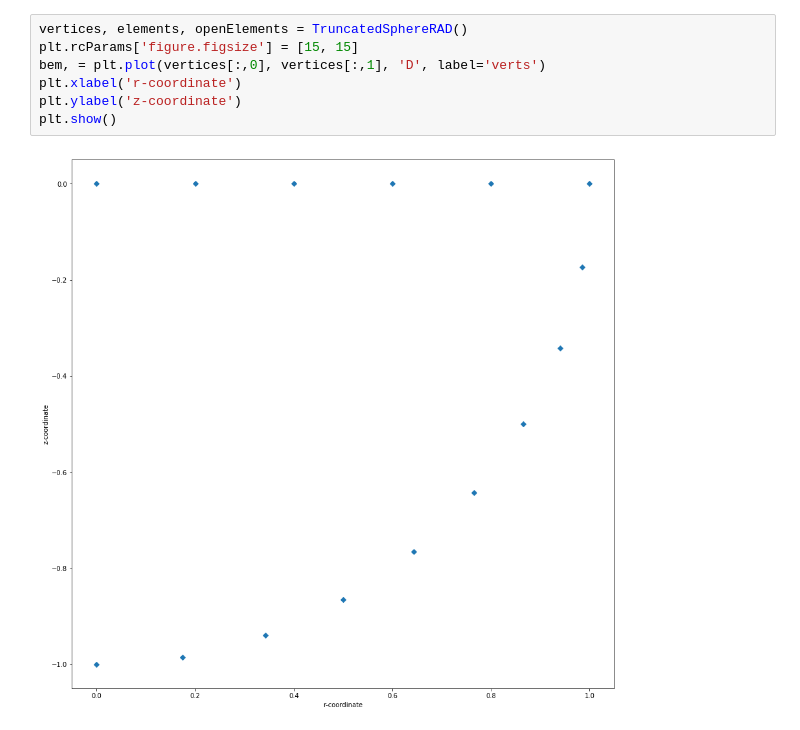
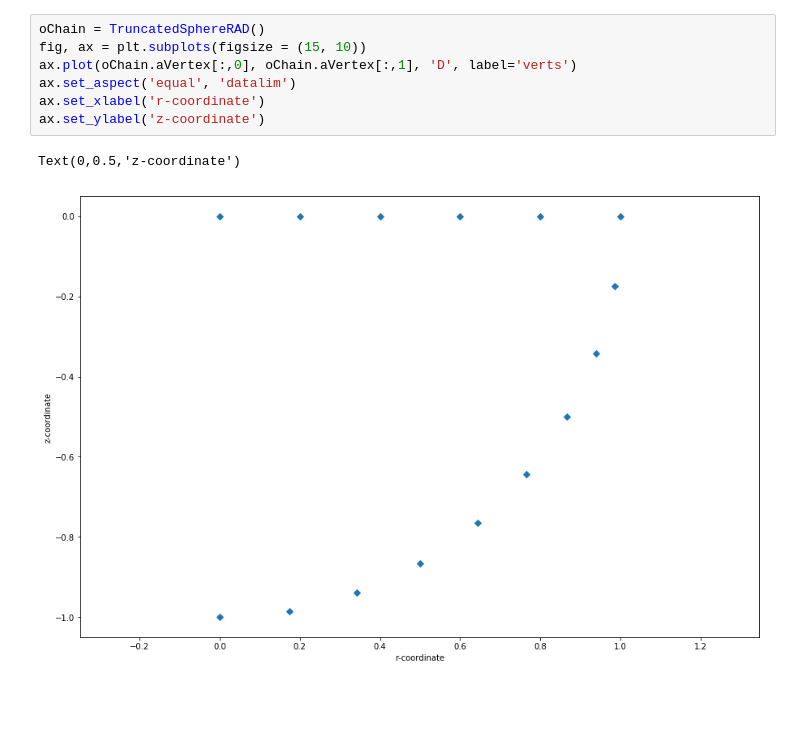
Before and after one commit to siqinniuniu/AcousticBEM, a Jupyter notebook: Jupyter/Test RayleighCavity 2.ipynb, the cells around one changed output. Saved outputs shown, nothing was run; the diff lists cells and outputs as text; blank space fills up the shorter version.

Commit message:
Added new Mesh and Chain classes for managing geometric/boundary information. Refactored all solvers and scripts to use Mesh and Chain.

```diff
--- a/Jupyter/Test RayleighCavity 2.ipynb
+++ b/Jupyter/Test RayleighCavity 2.ipynb
@@ -59,11 +59,12 @@ index          Potential                   Pressure                    Velocity
     4  -1.0723e+00+ -2.0097e-01i    1.5216e+01+ -8.1183e+01i     1.3232e+02 dB       -1.3855
     5  -9.2226e-01+ -2.0030e-01i    1.5165e+01+ -6.9826e+01i     1.3106e+02 dB       -1.3569
 # %%
-vertices, elements, openElements = TruncatedSphereRAD()
-plt.rcParams['figure.figsize'] = [15, 15]
-bem, = plt.plot(vertices[:,0], vertices[:,1], 'D', label='verts')
-plt.xlabel('r-coordinate')
-plt.ylabel('z-coordinate')
-plt.show()
+oChain = TruncatedSphereRAD()
+fig, ax = plt.subplots(figsize = (15, 10))
+ax.plot(oChain.aVertex[:,0], oChain.aVertex[:,1], 'D', label='verts')
+ax.set_aspect('equal', 'datalim')
+ax.set_xlabel('r-coordinate')
+ax.set_ylabel('z-coordinate')
 # %% [output]
+Text(0,0.5,'z-coordinate')
-[figure, old version]
+[figure, new version]
```
Also changed, not shown: parts of 1 cell of this notebook, 24 other files.
